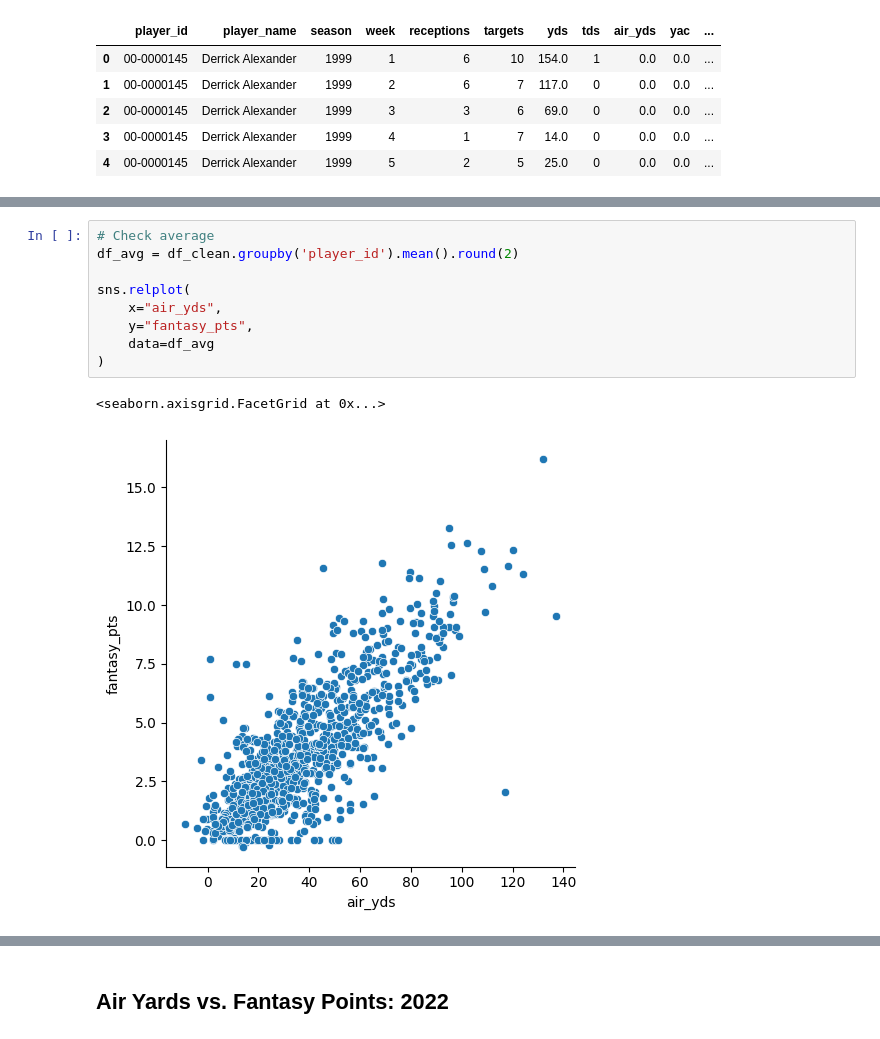
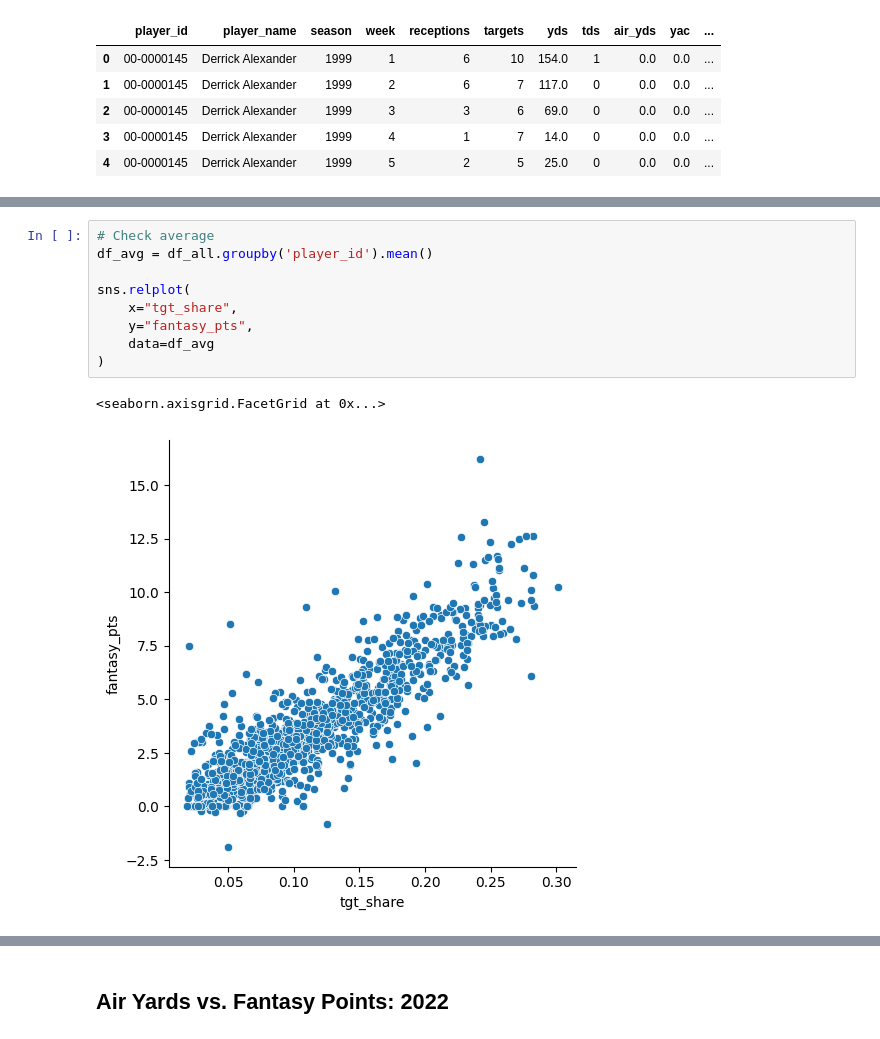
Before and after one commit to gfidanli/fantasy_football_analysis, a Jupyter notebook: daily_analysis/day8.ipynb, the cells around one changed output, grey strips where cells are left out. Saved outputs shown, nothing was run; the diff lists cells and outputs as text.

```diff
--- a/daily_analysis/day8.ipynb
+++ b/daily_analysis/day8.ipynb
@@ -82,15 +85,15 @@ Correlation Coefficient: 0.5784392747420832
 # %%
 # Check average
-df_avg = df_clean.groupby('player_id').mean().round(2)
+df_avg = df_all.groupby('player_id').mean()
 
 sns.relplot(
-    x="air_yds",
+    x="tgt_share",
     y="fantasy_pts",
     data=df_avg
 )
 # %% [output]
 <seaborn.axisgrid.FacetGrid at 0x...>
-[figure, old version]
+[figure, new version]
 # %%
 col_order = ['player_name', 'season', 'week', 'receptions', 'targets', 'yds', 'tds',
        'air_yds', 'yac', 'tgt_share', 'air_yds_share', 'fantasy_pts',
```
Also changed, not shown: parts of 13 cells of this notebook.
